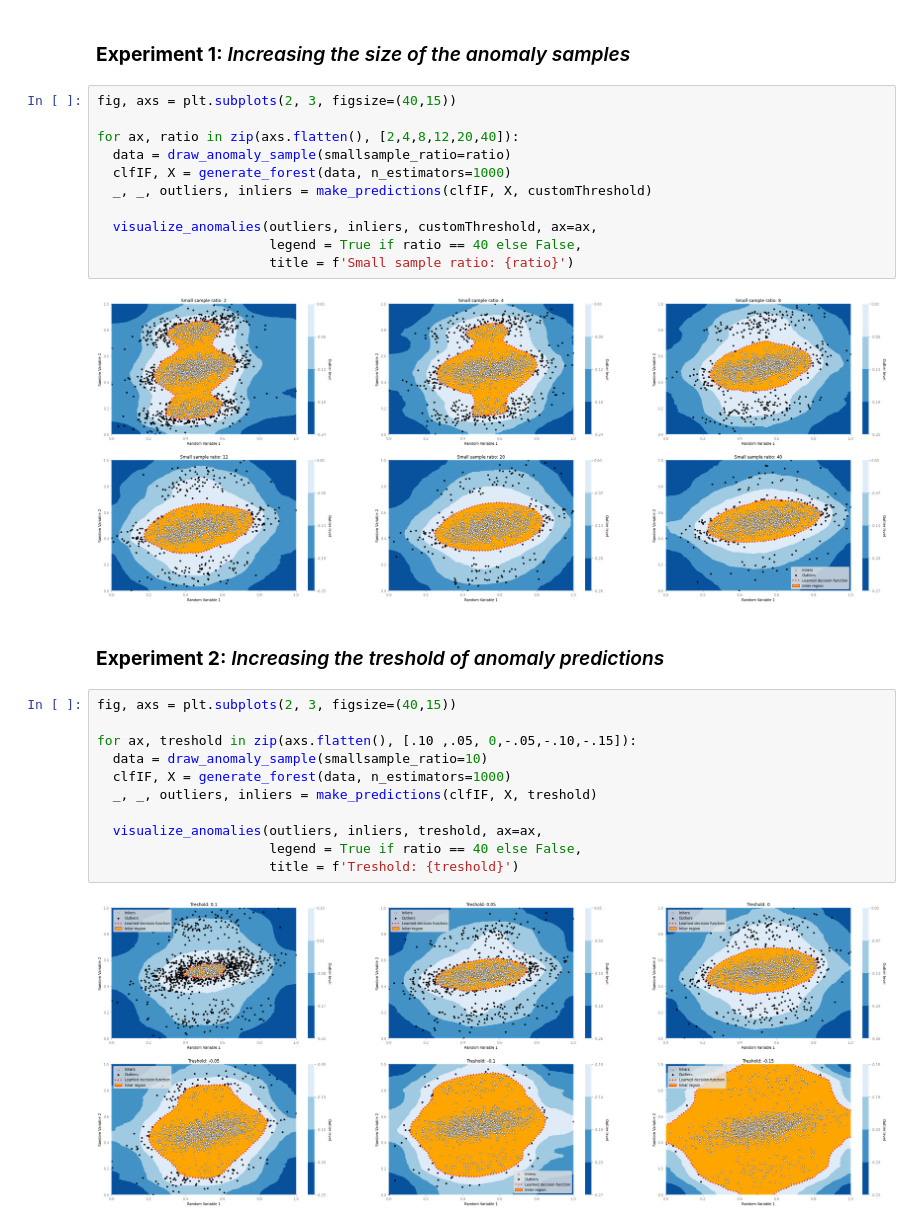
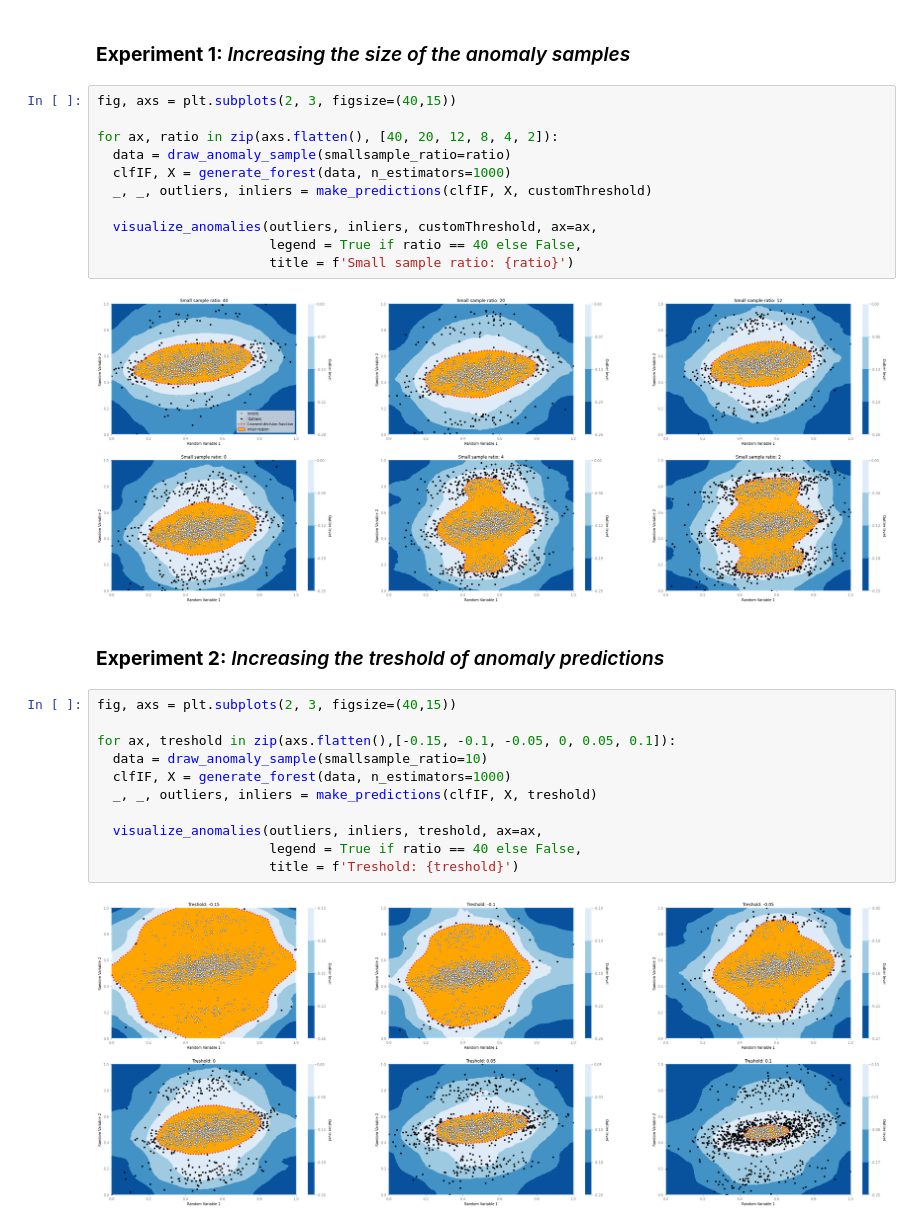
Before and after one commit to julianderks/Isolation-Forest-Experiment, a Jupyter notebook: Anomaly_Detection_Isolation_forest_Multivariate_Synthetic_Data.ipynb, the cells around one changed output. Cells and saved outputs as stored; diff of their text form.

```diff
--- a/Anomaly_Detection_Isolation_forest_Multivariate_Synthetic_Data.ipynb
+++ b/Anomaly_Detection_Isolation_forest_Multivariate_Synthetic_Data.ipynb
@@ -124,7 +124,7 @@ visualize_anomalies(outliers, inliers, customThreshold, resolution = 100, ax=ax2
 # %%
 fig, axs = plt.subplots(2, 3, figsize=(40,15))
 
-for ax, ratio in zip(axs.flatten(), [2,4,8,12,20,40]):
+for ax, ratio in zip(axs.flatten(), [40, 20, 12, 8, 4, 2]):
   data = draw_anomaly_sample(smallsample_ratio=ratio)
   clfIF, X = generate_forest(data, n_estimators=1000)
   _, _, outliers, inliers = make_predictions(clfIF, X, customThreshold)
@@ -133,19 +133,19 @@ for ax, ratio in zip(axs.flatten(), [2,4,8,12,20,40]):
                       legend = True if ratio == 40 else False,
                       title = f'Small sample ratio: {ratio}')
 # %% [output]
-[figure, old version]
+[figure, new version]
 # %% [markdown]
 ### **Experiment 2:** *Increasing the treshold of anomaly predictions*
 # %%
 fig, axs = plt.subplots(2, 3, figsize=(40,15))
 
-for ax, treshold in zip(axs.flatten(), [.10 ,.05, 0,-.05,-.10,-.15]):
+for ax, treshold in zip(axs.flatten(),[-0.15, -0.1, -0.05, 0, 0.05, 0.1]):
   data = draw_anomaly_sample(smallsample_ratio=10)
   clfIF, X = generate_forest(data, n_estimators=1000)
   _, _, outliers, inliers = make_predictions(clfIF, X, treshold)
 
   visualize_anomalies(outliers, inliers, treshold, ax=ax,
                       legend = True if ratio == 40 else False,
                       title = f'Treshold: {treshold}')
 # %% [output]
-[figure, old version]
+[figure, new version]
```
Also changed, not shown: parts of 1 cell of this notebook.
